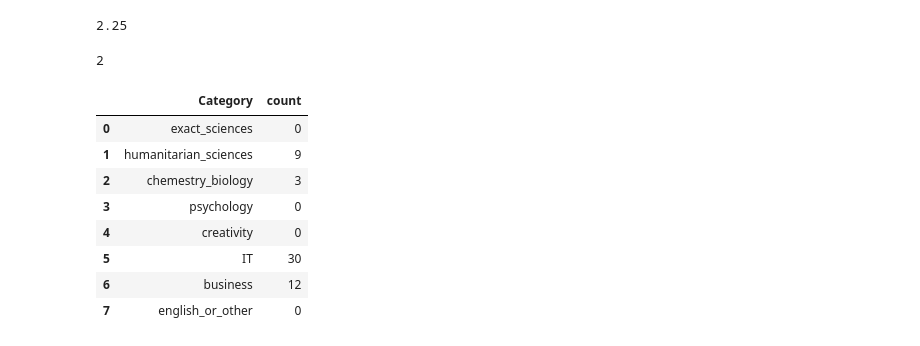
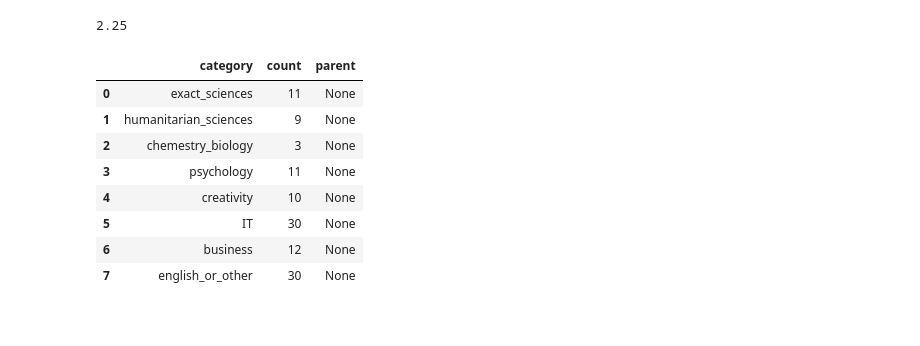
Before and after one commit to elijahmylcev/analysis_GS, a Jupyter notebook: Analysis.ipynb, the cells around one changed output. Saved outputs shown, nothing was run; the diff lists cells and outputs as text; code cells hidden in the pictures.

```diff
--- a/Analysis.ipynb
+++ b/Analysis.ipynb
@@ -2,6 +2,6 @@
 import pandas as pd
 import plotly.express as px
 
-data = pd.read_csv('./Autodidact form (python) - responses_aggregated(1).csv')
-data
+df = pd.read_csv('./data.csv')
+df
 # %% [output]
@@ -61,4 +114,5 @@ columns_dict
 # %%
-data.rename(columns = columns_dict, inplace=True)
-data
+df.rename(columns = columns_dict, inplace=True)
+
+df
 # %% [output]
@@ -82,5 +137,6 @@ data
 # %%
-data.loc[(data['email'] == 0)|(data['email'].isnull()), 'email'] = 'Не оставил'
-data.loc[(data['email'] == 1), 'email'] = 'Оставил'
-data
+df.loc[(df['email'] == 0)|(df['email'].isnull()), 'email'] = 'Не оставил'
+df.loc[(df['email'] == 1), 'email'] = 'Оставил'
+
+df
 # %% [output]
@@ -104,6 +161,6 @@ data
 # %%
-for el in data.columns.values:
-    item = data[el].unique().tolist()
+for el in df.columns.values:
+    item = df[el].unique().tolist()
     print(el, item)
 # %% [output]
 age ['23-30', '30-60', '18-23']
@@ -137,31 +194,29 @@ med_grade_sum = sum(med_grade)/len(med_grade)
 med_grade_sum
 # %% [output]
 2.25
-# %%
-# Их интересы
-data_max_money['humanitarian_sciences'].sum()
-# %% [output]
-2
 # %%
-def sum_category(df, list_columns):
+def sum_category(df, list_columns, parent_pol=None):
     result = []
+    parents = []
     for el in list_columns:
         result.append(df[el].sum())
+    for el in result:
+        parents.append(parent_pol)
     result_df = pd.DataFrame(
-        list(zip(list_columns, result)),
-        columns =['Category', 'count']
+        list(zip(list_columns, result, parents)),
+        columns =['category', 'count', 'parent']
     )
     return result_df
 
-count_categories_df = sum_category(data, re_columns_names[6:])
+count_categories_df = sum_category(df, re_columns_names[33:41])
 count_categories_df
 # %% [output]
-|  | Category | count |
-| 0 | exact_sciences | 0 |
-| 1 | humanitarian_sciences | 9 |
-| 2 | chemestry_biology | 3 |
-| 3 | psychology | 0 |
-| 4 | creativity | 0 |
-| 5 | IT | 30 |
-| 6 | business | 12 |
-| 7 | english_or_other | 0 |
+|  | category | count | parent |
+| 0 | exact_sciences | 11 | None |
+| 1 | humanitarian_sciences | 9 | None |
+| 2 | chemestry_biology | 3 | None |
+| 3 | psychology | 11 | None |
+| 4 | creativity | 10 | None |
+| 5 | IT | 30 | None |
+| 6 | business | 12 | None |
+| 7 | english_or_other | 30 | None |
```
Also changed, not shown: parts of 15 cells of this notebook, 2 other files.
